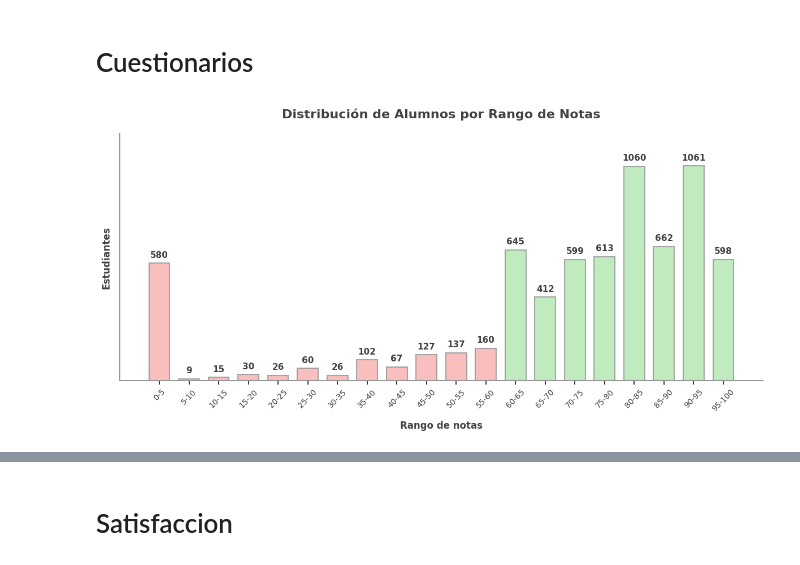
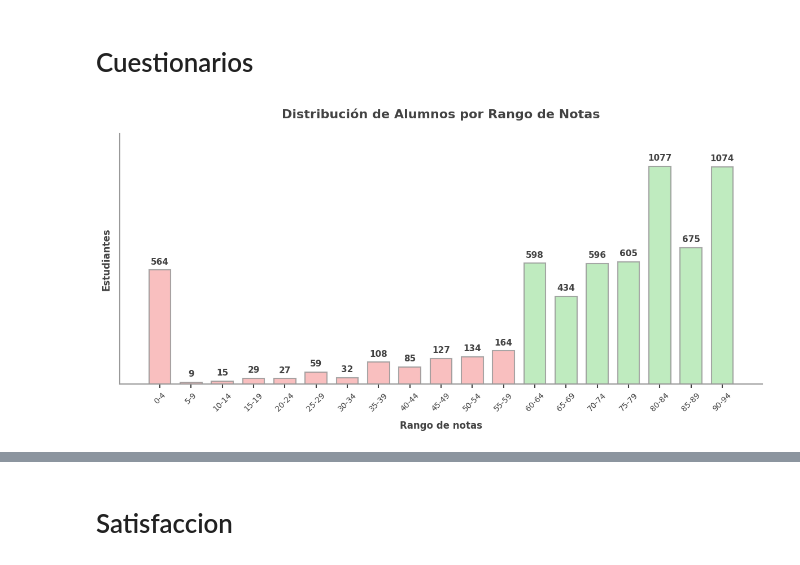
Before and after one commit to Crack-The-Code-Data/Resumen-automatico-de-cierre-de-proyectos, a Jupyter notebook: Notebook.ipynb, the cells around one changed output, grey strips where cells are left out. Saved outputs shown, nothing was run; the diff lists cells and outputs as text; code cells hidden in the pictures.

```diff
--- a/Notebook.ipynb
+++ b/Notebook.ipynb
@@ -1331,7 +1705,7 @@ biblioteca['Demografico'].append({
 # 3. DISTRIBUCIÓN POR ESTRATO SOCIOECONÓMICO
 dist_estrato = df_alumnos.groupby('estrato_socioeconomico')['id'].nunique().reset_index()
 dist_estrato.columns = ['Estrato', 'Estudiantes']
-dist_estrato['Porcentaje'] = (dist_estrato['Estudiantes'] / dist_estrato['Estudiantes'].sum() * 100).round(1)
+dist_estrato['% del total'] = (dist_estrato['Estudiantes'] / dist_estrato['Estudiantes'].sum() * 100).round(1)
 dist_estrato = dist_estrato.sort_values('Estrato')
 
 fig_estrato = crear_grafico_distribucion(
@@ -1743,7 +2117,8 @@ df_cancelaciones['fecha'] = pd.to_datetime(df_cancelaciones['fecha']).dt.date
 today=pd.Timestamp.today().date()
 
 sesiones_canceladas=df_cancelaciones[df_cancelaciones['state']=='false']['sesionid'].nunique()
-sesiones_programadas=df_cancelaciones['sesionid'].nunique()
+sesiones_programadas=df_cancelaciones[df_cancelaciones['fecha']<=today]['sesionid'].nunique()
+#sesiones_programadas_hasta_hoy=df_cancelaciones[df_cancelaciones['fecha']<=today]['sesionid'].nunique()
 sesiones_dictadas=df_cancelaciones[
     (df_cancelaciones['state'] == 'true') & (df_cancelaciones['fecha'] <= today)
 ]['sesionid'].nunique()
@@ -1753,7 +2128,7 @@ porcentaje_dictado=round(sesiones_dictadas/sesiones_programadas*100, 2)
 
 ## -- RESUMEN POR PROYECTO DE CANCELACIONES -- ##
 resumen_cancelaciones_por_proyecto=df_cancelaciones.groupby('projectsid').agg(
-    sesiones_programadas=('sesionid', 'nunique'),
+    sesiones_programadas=('sesionid', lambda x: df_cancelaciones.loc[x.index][df_cancelaciones.loc[x.index, 'fecha'] <= today]['sesionid'].nunique()),
     sesiones_canceladas=('sesionid', lambda x: df_cancelaciones.loc[x.index][df_cancelaciones.loc[x.index, 'state'] == 'false']['sesionid'].nunique())
 )
 
@@ -1789,8 +2164,7 @@ if tiene_instituciones:
         .groupby('institucion')
         .agg(
             sesiones_programadas=(
-                'sesionid',
-                lambda s: s[df_cancelaciones.loc[s.index, 'state'] == 'true'].nunique()
+                'sesionid', lambda x: df_cancelaciones.loc[x.index][df_cancelaciones.loc[x.index, 'fecha'] <= today]['sesionid'].nunique()
             ),
             sesiones_canceladas=(
                 'sesionid',
@@ -1809,7 +2183,7 @@ if tiene_instituciones:
 
     resumen_cancelaciones_IE['% Cancelación']=round(
         resumen_cancelaciones_IE['sesiones_canceladas']
-        / resumen_cancelaciones_IE['sesiones_dictadas'] * 100,1)
+        / resumen_cancelaciones_IE['sesiones_programadas'] * 100,1)
 
     resumen_cancelaciones_IE['% Dictadas']=round(
         resumen_cancelaciones_IE['sesiones_dictadas']
@@ -1831,8 +2205,7 @@ if tiene_grados:
         .groupby('grado')
         .agg(
             sesiones_programadas=(
-                'sesionid',
-                lambda s: s[df_cancelaciones.loc[s.index, 'state'] == 'true'].nunique()
+                'sesionid', lambda x: df_cancelaciones.loc[x.index][df_cancelaciones.loc[x.index, 'fecha'] <= today]['sesionid'].nunique()
             ),
             sesiones_canceladas=(
                 'sesionid',
@@ -1851,7 +2224,7 @@ if tiene_grados:
 
     resumen_cancelaciones_grados['% Cancelación']=round(
         resumen_cancelaciones_grados['sesiones_canceladas']
-        / resumen_cancelaciones_grados['sesiones_dictadas'] * 100,1)
+        / resumen_cancelaciones_grados['sesiones_programadas'] * 100,1)
 
     resumen_cancelaciones_grados['% Dictadas']=round(
         resumen_cancelaciones_grados['sesiones_dictadas']
@@ -1891,7 +2264,7 @@ datos_cancelaciones = [
     }
 ]
 
-fig_tarjetas_cancelaciones= crear_grafico_cards(datos_cancelaciones, titulo_general="", filas=1, columnas=5)
+fig_tarjetas_cancelaciones= crear_grafico_cards(datos_cancelaciones, titulo_general="", filas=2, columnas=3)
 plt.show()
 
 # Guardar en biblioteca
@@ -1959,7 +2332,7 @@ def clusterizar_notas(nota):
 
     # Calcular el límite inferior del rango
     limite_inferior = int(nota // 5) * 5
-    limite_superior = limite_inferior + 5
+    limite_superior = limite_inferior + 4
 
     return f"{limite_inferior}-{limite_superior}"
 
@@ -2013,9 +2386,9 @@ dist_notas = df_calificaciones.groupby('cluster_nota')['student_id'].nunique().r
 dist_notas.columns = ['Cluster', 'Estudiantes']
 
 # Ordenar los clusters correctamente
-orden_clusters = ['0-5', '5-10', '10-15', '15-20', '20-25', '25-30', '30-35', '35-40',
-                  '40-45', '45-50', '50-55', '55-60', '60-65', '65-70', '70-75', '75-80',
-                  '80-85', '85-90', '90-95', '95-100']
+orden_clusters = ['0-4', '5-9', '10-14', '15-19', '20-24', '25-29', '30-34', '35-39',
+                  '40-44', '45-49', '50-54', '55-59', '60-64', '65-69', '70-74', '75-79',
+                  '80-84', '85-89', '90-94', '95-100']
 
 # Filtrar solo los que existen y ordenar
 dist_notas['Cluster'] = pd.Categorical(dist_notas['Cluster'], categories=orden_clusters, ordered=True)
@@ -2024,8 +2397,8 @@ dist_notas = dist_notas.sort_values('Cluster').dropna()
 # Crear lista de colores según el cluster
 colores = []
 for cluster in dist_notas['Cluster']:
-    if cluster in ['0-5', '5-10', '10-15', '15-20', '20-25', '25-30', '30-35', '35-40',
-                   '40-45', '45-50', '50-55', '55-60']:
+    if cluster in ['0-4', '5-9', '10-14', '15-19', '20-24', '25-29', '30-34', '35-39',
+                  '40-44', '45-49', '50-54', '55-59']:
         colores.append('#F8B4B4')  # Rojo pastel suave
     else:  # 65-70 en adelante
         colores.append('#B4E8B4')  # Verde pastel suave
@@ -2069,33 +2442,33 @@ ax.set_title(
 ax.set_xlabel('Rango de notas', fontsize=12, weight='bold', color='#424242', labelpad=10)
 ax.set_ylabel('Estudiantes', fontsize=12, weight='bold', color='#424242', labelpad=10)
 ax.grid(axis='y', alpha=0.25, linestyle='--', linewidth=0.8, color='#CCCCCC')
 ax.set_axisbelow(True)
 
 ax.spines['top'].set_visible(False)
 ax.spines['right'].set_visible(False)
 ax.spines['left'].set_color('#999999')
 ax.spines['bottom'].set_color('#999999')
 ax.spines['left'].set_linewidth(1.5)
 ax.spines['bottom'].set_linewidth(1.5)
 
 ax.tick_params(axis='x', colors='#424242', labelsize=10, rotation=45, length=5, width=1.5)
 ax.tick_params(axis='y', colors='#424242', labelsize=10, length=5, width=1.5)
 
 # Ajustar límites dinámicamente
 ax.set_ylim(0, dist_notas['Estudiantes'].max() * 1.15)
 ax.set_yticks([])
 
 
 plt.tight_layout()
 plt.show()
 
 # Guardar en biblioteca
 biblioteca['Calificaciones'].append({
     'name': 'Distribución de notas',
     'fig': fig_distri_notas,
     'df': dist_notas
 })
 # %% [output]
-[figure, old version]
+[figure, new version]
 # %%
 if tiene_instituciones:
```
Also changed, not shown: parts of 25 cells of this notebook, 3 other files.
